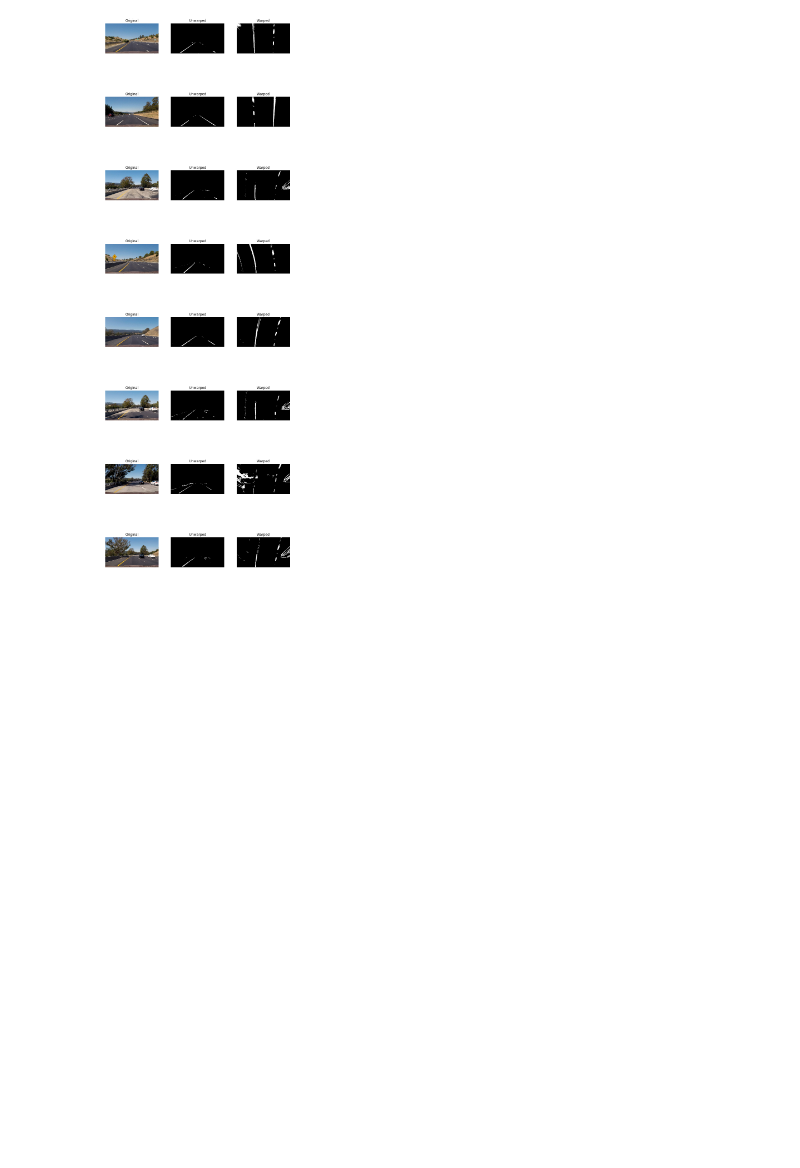
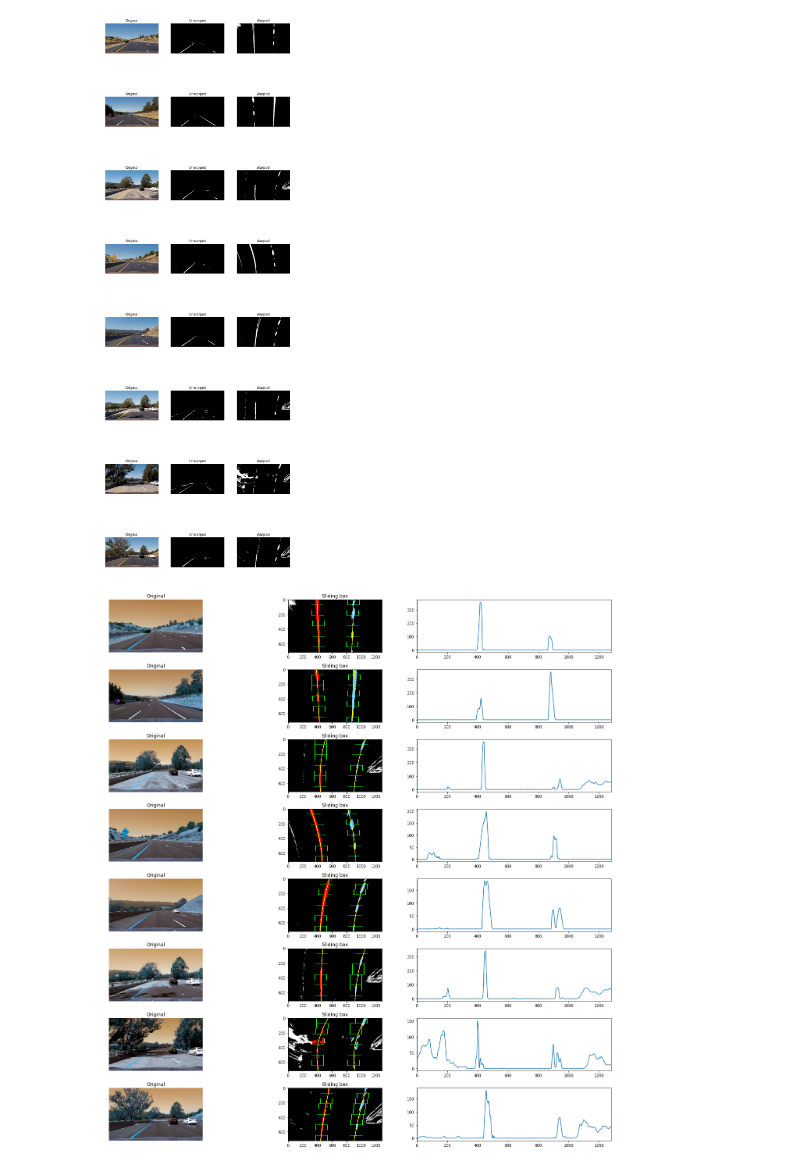
Before and after one commit to ooleksyuk/CarND-Advanced-Lane-Lines, a Jupyter notebook: pipeline.ipynb, the cells around one changed output. Drawn from its saved outputs; the diff is of its cells as text; code cells hidden in the pictures; blank space fills up the shorter version.

Commit message:
Create pipaline for warped image and sliding box

```diff
--- a/pipeline.ipynb
+++ b/pipeline.ipynb
@@ -55,0 +170,32 @@ plt.show()
+# %%
+images = glob.glob('./test_images/*.jpg')
+
+# Set up plot
+fig, axs = plt.subplots(len(images),3, figsize=(20, 20))
+fig.subplots_adjust(hspace = .2, wspace=.001)
+axs = axs.ravel()
+
+i = 0
+for image in images:
+    img = cv2.imread(image)
+    left_fitx, right_fitx, histogram, out_img = draw_sliding_box(img)
+
+    axs[i].imshow(img)
+    axs[i].axis('off')
+    axs[i].set_title("Original")
+    i += 1
+    axs[i].imshow(out_img)
+    axs[i].plot(left_fitx, ploty, color='yellow')
+    axs[i].plot(right_fitx, ploty, color='yellow')
+    axs[i].set_xlim(0, 1280)
+    axs[i].set_ylim(720, 0)
+    axs[i].set_title("Sliding box")
+    i += 1
+    axs[i].plot(histogram)
+    axs[i].set_xlim(0, 1280)
+    i += 1
+plt.tight_layout()
+plt.savefig('output_images/pipeline_sliding_box.jpg')
+plt.show()
+# %% [output]
+[figure, added]
```
Also changed, not shown: parts of 4 cells of this notebook, 2 other files.
